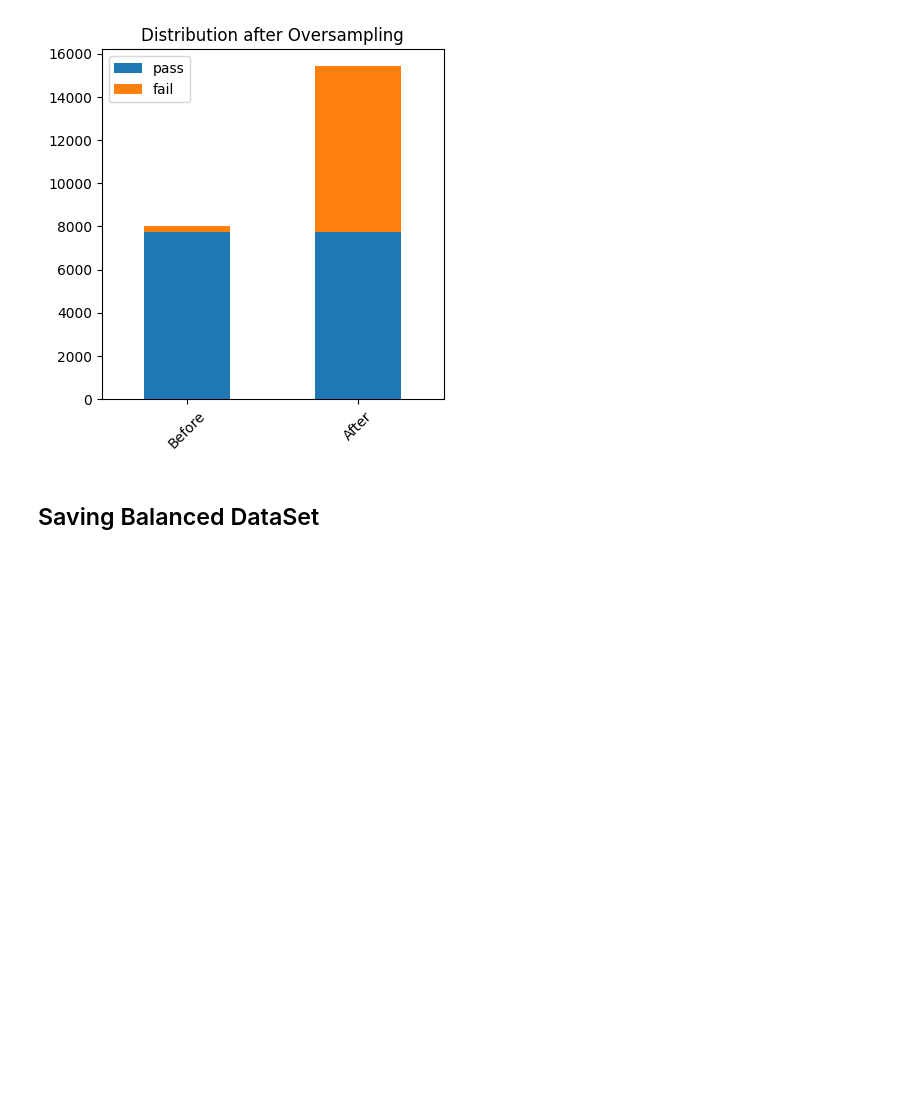
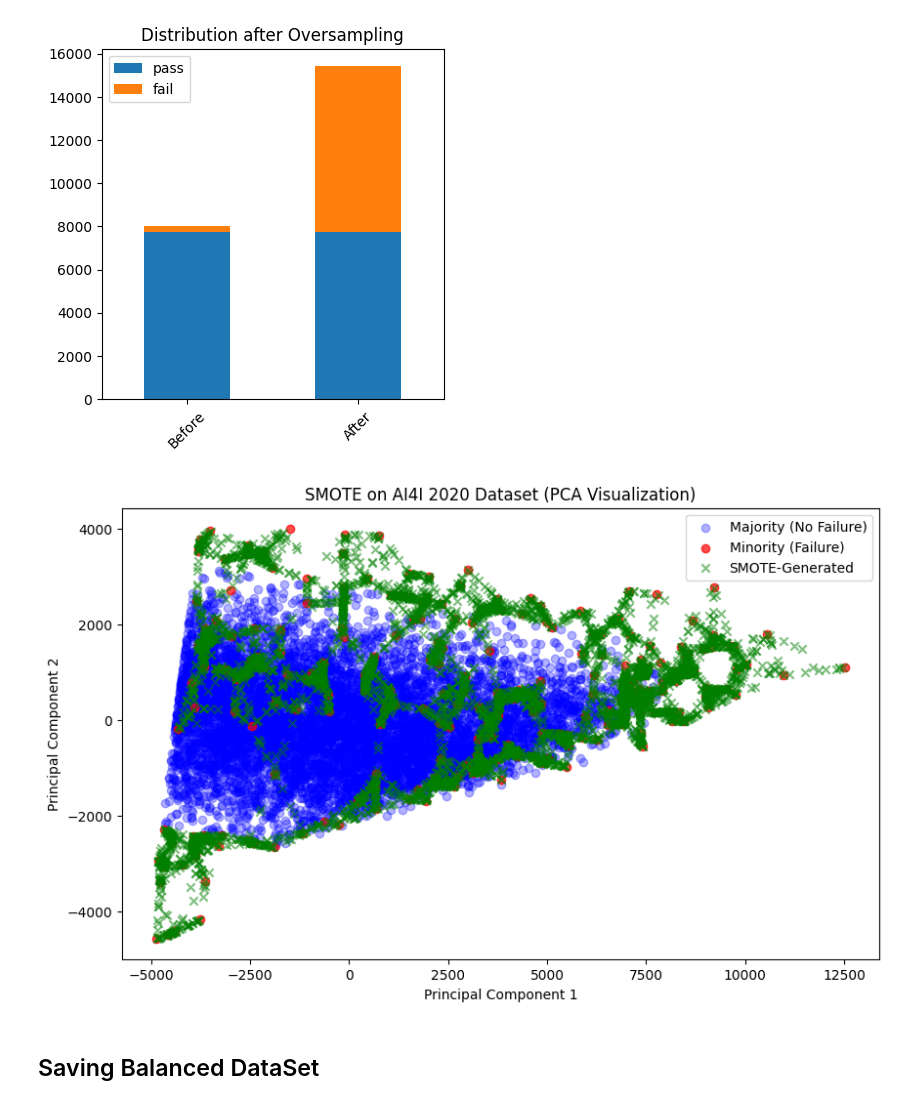
Before and after one commit to raymondsamalo/ITI113-Machine-Learning-Operations-Project, a Jupyter notebook: AI4I-2020/1.1_Preprocessing.ipynb, the cells around one changed output. Drawn from its saved outputs; the diff is of its cells as text; code cells hidden in the pictures; blank space fills up the shorter version.

```diff
--- a/AI4I-2020/1.1_Preprocessing.ipynb
+++ b/AI4I-2020/1.1_Preprocessing.ipynb
@@ -389,6 +409,29 @@ plt.title("Distribution after Oversampling")
 plt.show()
 # %% [output]
 [figure]
+# %%
+from sklearn.decomposition import PCA
+
+# PCA for visualization
+pca = PCA(n_components=2)
+X_pca = pca.fit_transform(X_train)
+X_resampled_pca = pca.transform(X_oversample_train)
+
+# Plot
+plt.figure(figsize=(10, 6))
+plt.scatter(X_pca[y_omf == 0, 0], X_pca[y_omf == 0, 1],
+            label="Majority (No Failure)", alpha=0.3, c="blue")
+plt.scatter(X_pca[y_omf == 1, 0], X_pca[y_omf == 1, 1],
+            label="Minority (Failure)", alpha=0.7, c="red")
+plt.scatter(X_resampled_pca[len(X):, 0], X_resampled_pca[len(X):, 1],
+            label="SMOTE-Generated", alpha=0.5, c="green", marker="x")
+plt.title("SMOTE on AI4I 2020 Dataset (PCA Visualization)")
+plt.xlabel("Principal Component 1")
+plt.ylabel("Principal Component 2")
+plt.legend()
+plt.show()
+# %% [output]
+[figure, added]
 # %% [markdown]
 ## Saving Balanced DataSet
 # %%
```
Also changed, not shown: parts of 7 cells of this notebook, 4 other files.
